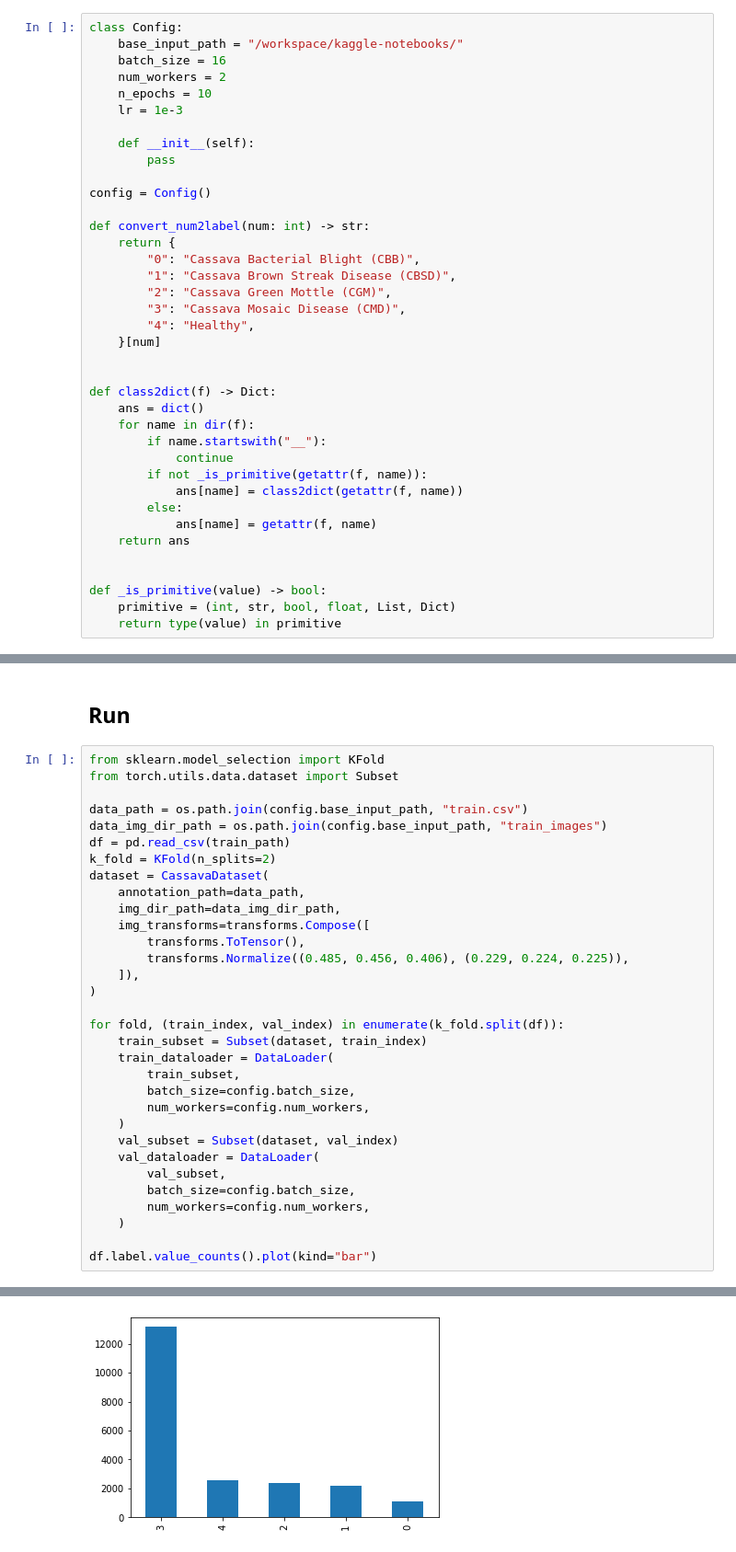
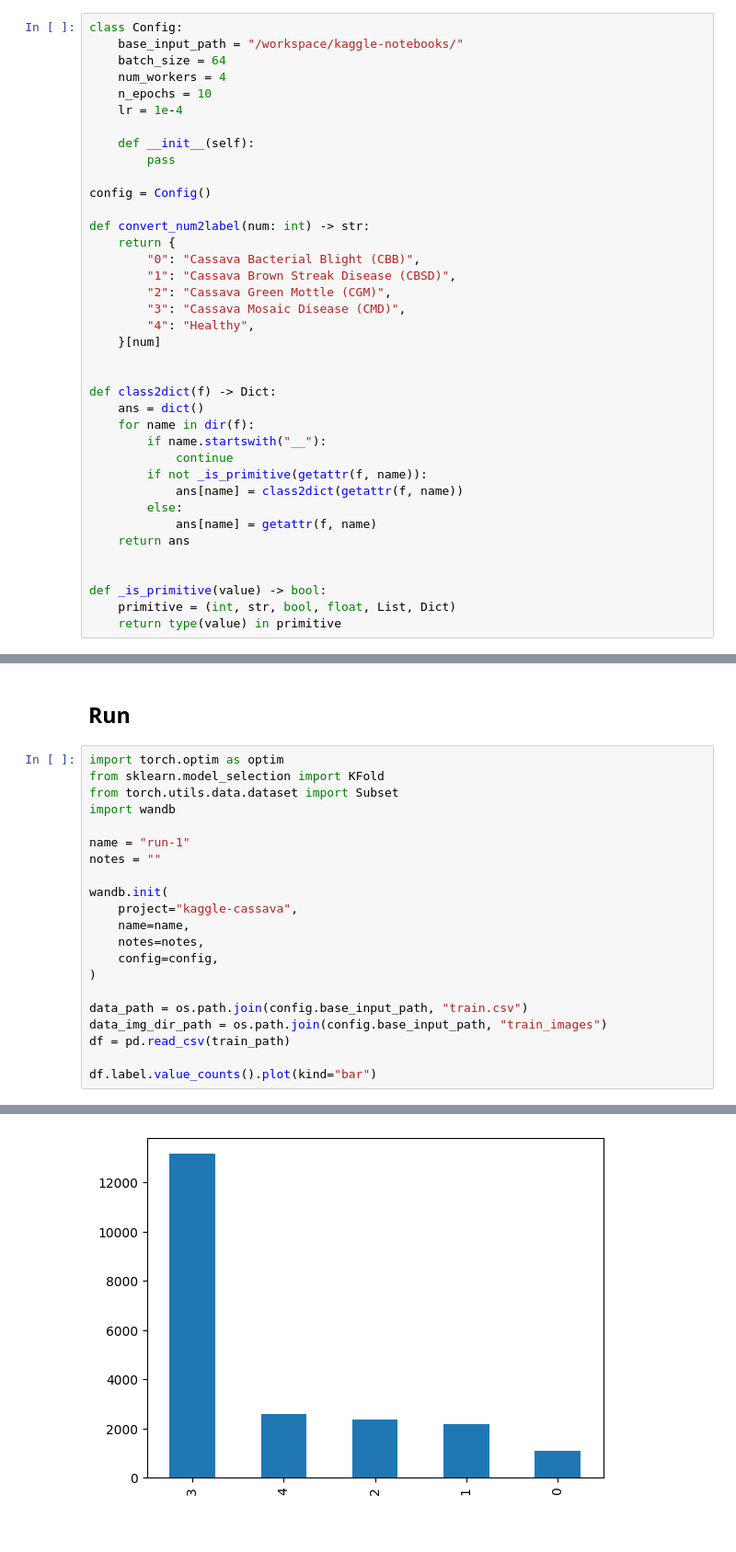
Before and after one commit to fummicc1/kaggle-notebooks, a Jupyter notebook: fummicc1-cassava.ipynb, the cells around one changed output, grey strips where cells are left out. Shown at 92% size. Drawn from its saved outputs; the diff is of its cells as text.

Commit message:
Update transforms, lr.

```diff
--- a/fummicc1-cassava.ipynb
+++ b/fummicc1-cassava.ipynb
@@ -35,10 +35,10 @@ import pandas as pd
 # %%
 class Config:
     base_input_path = "/workspace/kaggle-notebooks/"
-    batch_size = 16
-    num_workers = 2
+    batch_size = 64
+    num_workers = 4
     n_epochs = 10
-    lr = 1e-3
+    lr = 1e-4
 
     def __init__(self):
         pass
@@ -360,35 +360,24 @@ class Classifier:
 # %% [markdown]
 ## Run
 # %%
+import torch.optim as optim
 from sklearn.model_selection import KFold
 from torch.utils.data.dataset import Subset
+import wandb
+
+name = "run-1"
+notes = ""
+
+wandb.init(
+    project="kaggle-cassava",
+    name=name,
+    notes=notes,
+    config=config,
+)
 
 data_path = os.path.join(config.base_input_path, "train.csv")
 data_img_dir_path = os.path.join(config.base_input_path, "train_images")
 df = pd.read_csv(train_path)
-k_fold = KFold(n_splits=2)
-dataset = CassavaDataset(
-    annotation_path=data_path,
-    img_dir_path=data_img_dir_path,
-    img_transforms=transforms.Compose([
-        transforms.ToTensor(),
-        transforms.Normalize((0.485, 0.456, 0.406), (0.229, 0.224, 0.225)),
-    ]),
-)
-
-for fold, (train_index, val_index) in enumerate(k_fold.split(df)):
-    train_subset = Subset(dataset, train_index)
-    train_dataloader = DataLoader(
-        train_subset,
-        batch_size=config.batch_size,
-        num_workers=config.num_workers,
-    )
-    val_subset = Subset(dataset, val_index)
-    val_dataloader = DataLoader(
-        val_subset,
-        batch_size=config.batch_size,
-        num_workers=config.num_workers,
-    )
 
 df.label.value_counts().plot(kind="bar")
 # %% [output]
@@ -396 +394 @@ df.label.value_counts().plot(kind="bar")
-[figure, old version]
+[figure, new version]
```
Also changed, not shown: parts of 5 cells of this notebook, 2 other files.
